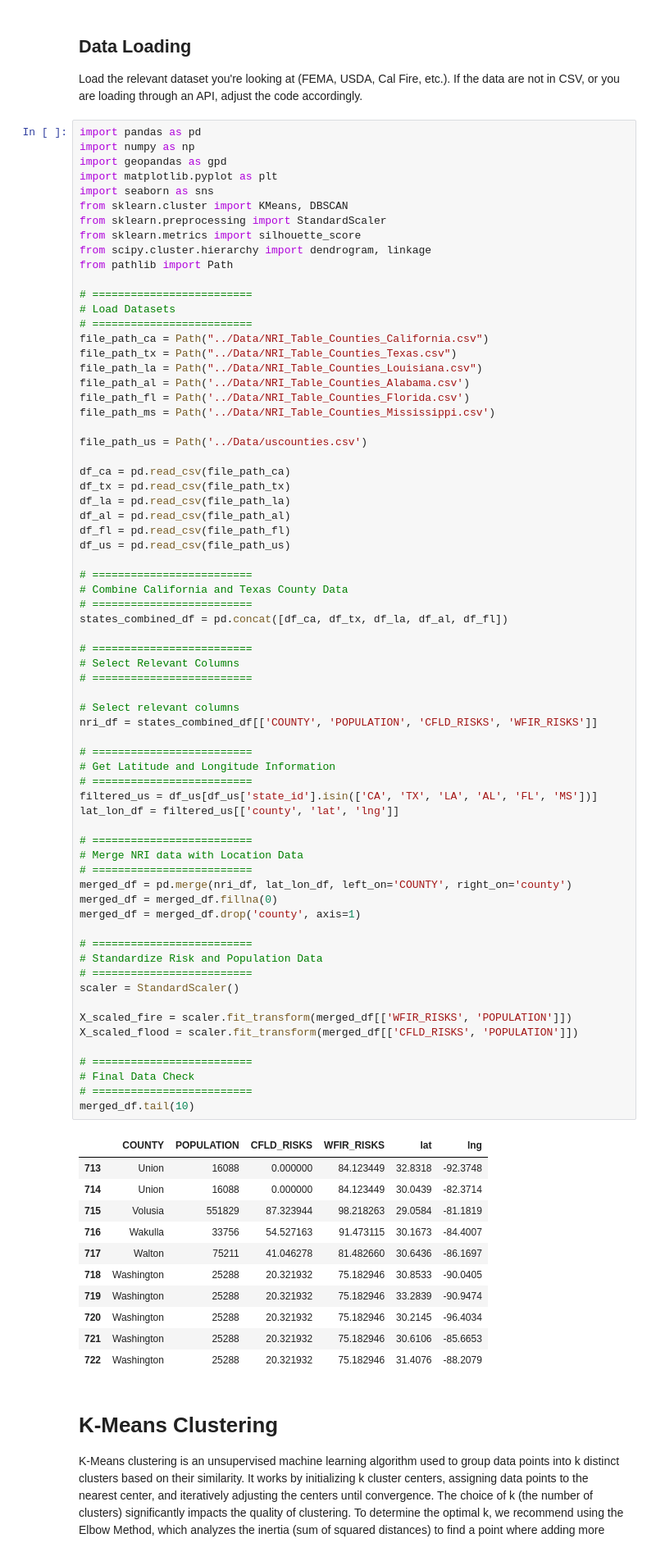
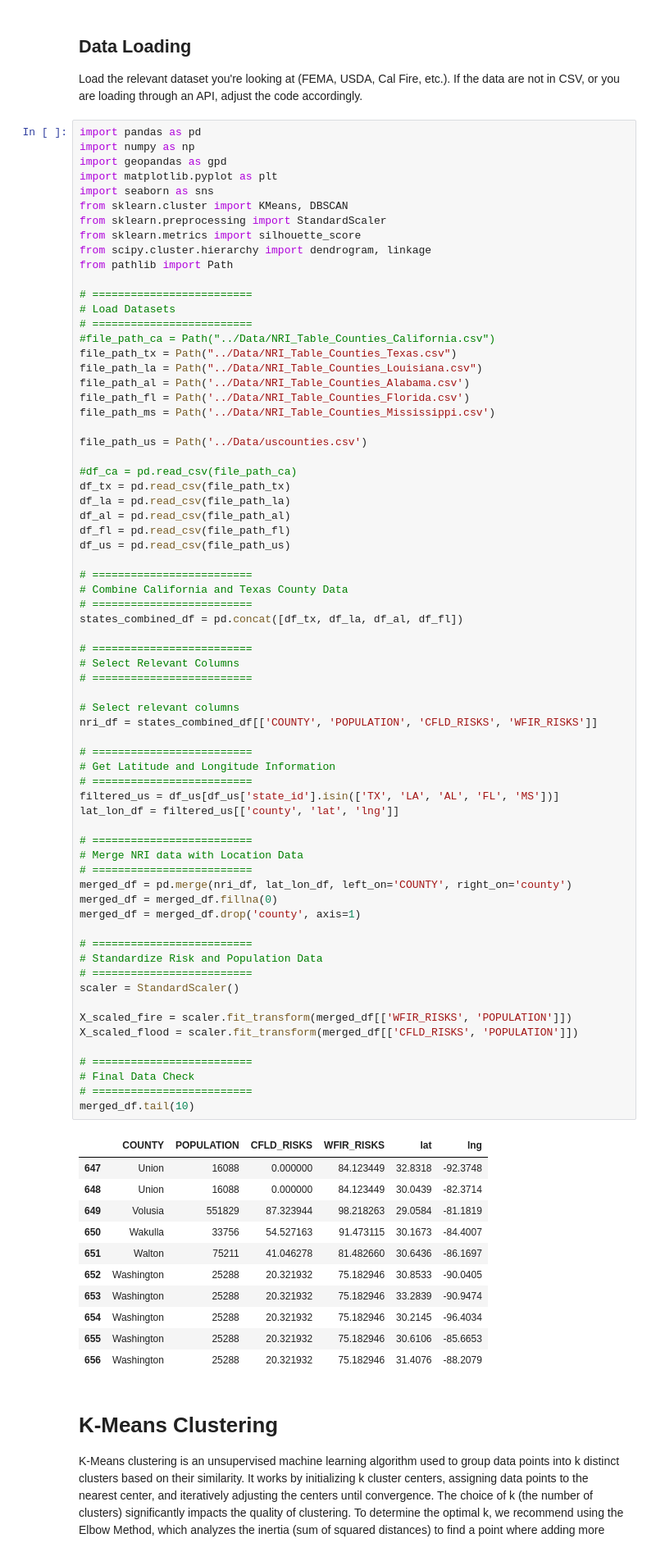
Before and after one commit to sushrutg12/datagoodxrubicon.github.io, a Jupyter notebook: Notebooks/Updated_Clustering_Models_Research.ipynb, the cells around one changed output. Shown at 82% size. Drawn from its saved outputs; the diff is of its cells as text.

```diff
--- a/Notebooks/Updated_Clustering_Models_Research.ipynb
+++ b/Notebooks/Updated_Clustering_Models_Research.ipynb
@@ -33,7 +33,7 @@ from pathlib import Path
 # =========================
 # Load Datasets
 # =========================
-file_path_ca = Path("../Data/NRI_Table_Counties_California.csv")
+#file_path_ca = Path("../Data/NRI_Table_Counties_California.csv")
 file_path_tx = Path("../Data/NRI_Table_Counties_Texas.csv")
 file_path_la = Path("../Data/NRI_Table_Counties_Louisiana.csv")
 file_path_al = Path('../Data/NRI_Table_Counties_Alabama.csv')
@@ -42,7 +42,7 @@ file_path_ms = Path('../Data/NRI_Table_Counties_Mississippi.csv')
 
 file_path_us = Path('../Data/uscounties.csv')
 
-df_ca = pd.read_csv(file_path_ca)
+#df_ca = pd.read_csv(file_path_ca)
 df_tx = pd.read_csv(file_path_tx)
 df_la = pd.read_csv(file_path_la)
 df_al = pd.read_csv(file_path_al)
@@ -52,7 +52,7 @@ df_us = pd.read_csv(file_path_us)
 # =========================
 # Combine California and Texas County Data
 # =========================
-states_combined_df = pd.concat([df_ca, df_tx, df_la, df_al, df_fl])
+states_combined_df = pd.concat([df_tx, df_la, df_al, df_fl])
 
 # =========================
 # Select Relevant Columns
@@ -60,44 +60,44 @@ states_combined_df = pd.concat([df_ca, df_tx, df_la, df_al, df_fl])
 
 # Select relevant columns
 nri_df = states_combined_df[['COUNTY', 'POPULATION', 'CFLD_RISKS', 'WFIR_RISKS']]
 
 # =========================
 # Get Latitude and Longitude Information
 # =========================
-filtered_us = df_us[df_us['state_id'].isin(['CA', 'TX', 'LA', 'AL', 'FL', 'MS'])]
+filtered_us = df_us[df_us['state_id'].isin(['TX', 'LA', 'AL', 'FL', 'MS'])]
 lat_lon_df = filtered_us[['county', 'lat', 'lng']]
 
 # =========================
 # Merge NRI data with Location Data
 # =========================
 merged_df = pd.merge(nri_df, lat_lon_df, left_on='COUNTY', right_on='county')
 merged_df = merged_df.fillna(0)
 merged_df = merged_df.drop('county', axis=1)
 
 # =========================
 # Standardize Risk and Population Data
 # =========================
 scaler = StandardScaler()
 
 X_scaled_fire = scaler.fit_transform(merged_df[['WFIR_RISKS', 'POPULATION']])
 X_scaled_flood = scaler.fit_transform(merged_df[['CFLD_RISKS', 'POPULATION']])
 
 # =========================
 # Final Data Check
 # =========================
 merged_df.tail(10)
 # %% [output]
 |  | COUNTY | POPULATION | CFLD_RISKS | WFIR_RISKS | lat | lng |
-| 713 | Union | 16088 | 0.000000 | 84.123449 | 32.8318 | -92.3748 |
-| 714 | Union | 16088 | 0.000000 | 84.123449 | 30.0439 | -82.3714 |
-| 715 | Volusia | 551829 | 87.323944 | 98.218263 | 29.0584 | -81.1819 |
-| 716 | Wakulla | 33756 | 54.527163 | 91.473115 | 30.1673 | -84.4007 |
-| 717 | Walton | 75211 | 41.046278 | 81.482660 | 30.6436 | -86.1697 |
-| 718 | Washington | 25288 | 20.321932 | 75.182946 | 30.8533 | -90.0405 |
-| 719 | Washington | 25288 | 20.321932 | 75.182946 | 33.2839 | -90.9474 |
-| 720 | Washington | 25288 | 20.321932 | 75.182946 | 30.2145 | -96.4034 |
-| 721 | Washington | 25288 | 20.321932 | 75.182946 | 30.6106 | -85.6653 |
-| 722 | Washington | 25288 | 20.321932 | 75.182946 | 31.4076 | -88.2079 |
+| 647 | Union | 16088 | 0.000000 | 84.123449 | 32.8318 | -92.3748 |
+| 648 | Union | 16088 | 0.000000 | 84.123449 | 30.0439 | -82.3714 |
+| 649 | Volusia | 551829 | 87.323944 | 98.218263 | 29.0584 | -81.1819 |
+| 650 | Wakulla | 33756 | 54.527163 | 91.473115 | 30.1673 | -84.4007 |
+| 651 | Walton | 75211 | 41.046278 | 81.482660 | 30.6436 | -86.1697 |
+| 652 | Washington | 25288 | 20.321932 | 75.182946 | 30.8533 | -90.0405 |
+| 653 | Washington | 25288 | 20.321932 | 75.182946 | 33.2839 | -90.9474 |
+| 654 | Washington | 25288 | 20.321932 | 75.182946 | 30.2145 | -96.4034 |
+| 655 | Washington | 25288 | 20.321932 | 75.182946 | 30.6106 | -85.6653 |
+| 656 | Washington | 25288 | 20.321932 | 75.182946 | 31.4076 | -88.2079 |
 # %% [markdown]
 # K-Means Clustering
 
```
Also changed, not shown: parts of 5 cells of this notebook.
